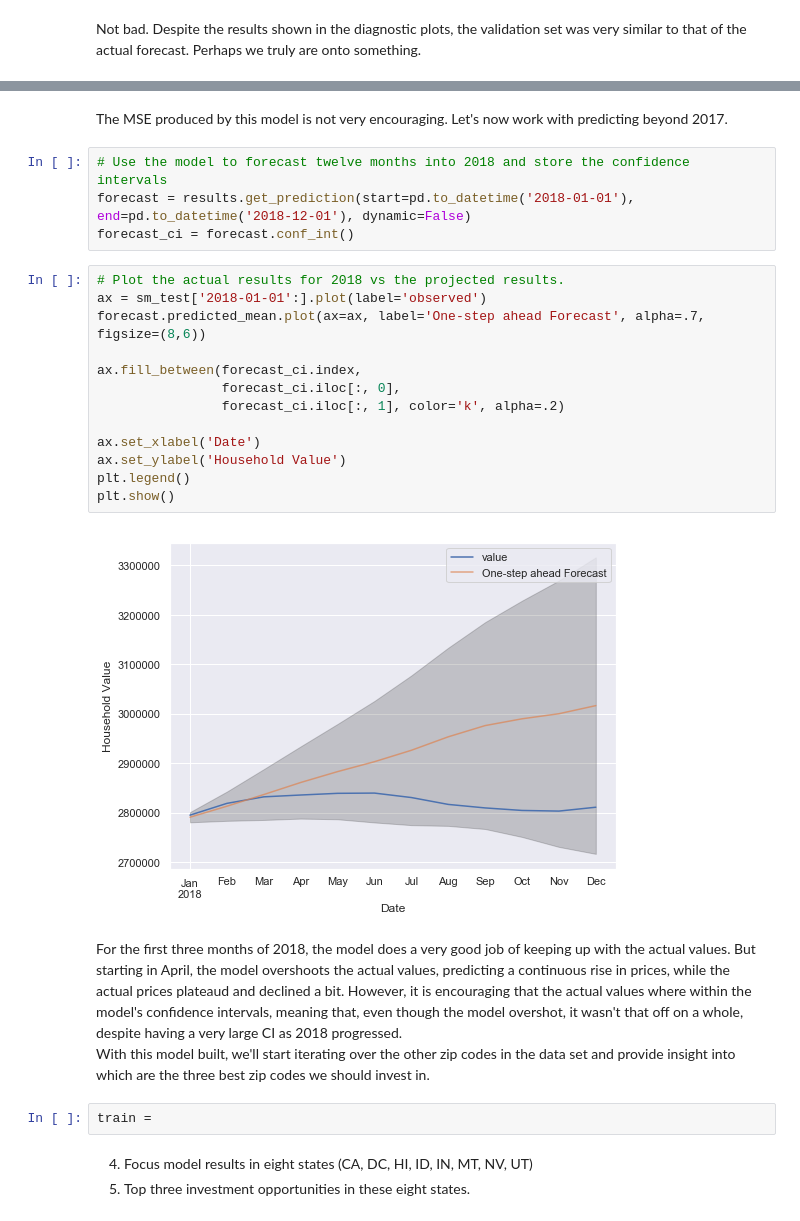
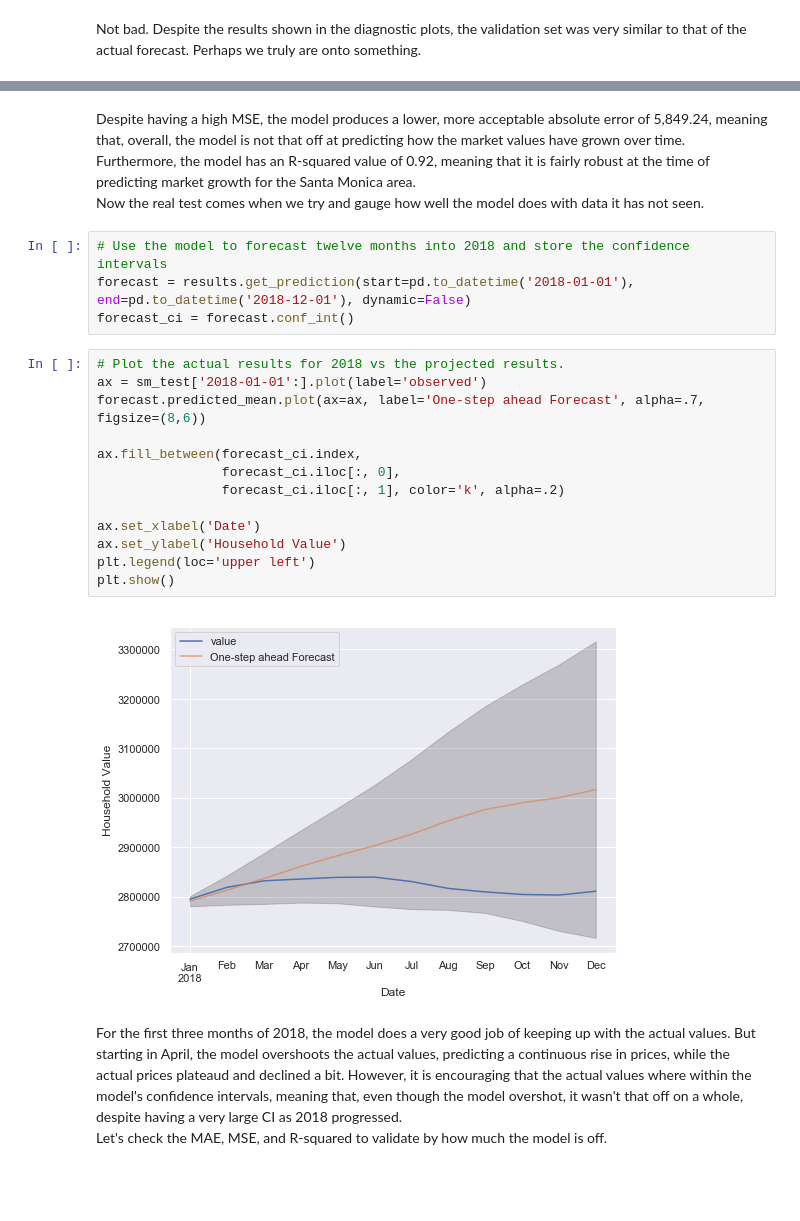
Before and after one commit to MartnAR/IST718, a Jupyter notebook: Labs/Alonso_Lab2_2019/Lab 2 Project.ipynb, the cells around one changed output, grey strips where cells are left out. Cells and saved outputs as stored; diff of their text form; blank space fills up the shorter version.

```diff
--- a/Labs/Alonso_Lab2_2019/Lab 2 Project.ipynb
+++ b/Labs/Alonso_Lab2_2019/Lab 2 Project.ipynb
@@ -633,5 +686,6 @@ The Mean Squared Error of our forecasts is 45546762.52
-# %% [markdown]
-The MSE produced by this model is not very encouraging. Let's now work with predicting beyond 2017.
+# %% [markdown]
+Despite having a high MSE, the model produces a lower, more acceptable absolute error of 5,849.24, meaning that, overall, the model is not that off at predicting how the market values have grown over time. Furthermore, the model has an R-squared value of 0.92, meaning that it is fairly robust at the time of predicting market growth for the Santa Monica area.
+Now the real test comes when we try and gauge how well the model does with data it has not seen.
 # %%
 # Use the model to forecast twelve months into 2018 and store the confidence intervals
 forecast = results.get_prediction(start=pd.to_datetime('2018-01-01'), end=pd.to_datetime('2018-12-01'), dynamic=False)
@@ -639,23 +693,18 @@ forecast_ci = forecast.conf_int()
 # %%
 # Plot the actual results for 2018 vs the projected results.
 ax = sm_test['2018-01-01':].plot(label='observed')
 forecast.predicted_mean.plot(ax=ax, label='One-step ahead Forecast', alpha=.7, figsize=(8,6))
 
 ax.fill_between(forecast_ci.index,
                 forecast_ci.iloc[:, 0],
                 forecast_ci.iloc[:, 1], color='k', alpha=.2)
 
 ax.set_xlabel('Date')
 ax.set_ylabel('Household Value')
-plt.legend()
+plt.legend(loc='upper left')
 plt.show()
 # %% [output]
-[figure, old version]
+[figure, new version]
 # %% [markdown]
 For the first three months of 2018, the model does a very good job of keeping up with the actual values. But starting in April, the model overshoots the actual values, predicting a continuous rise in prices, while the actual prices plateaud and declined a bit. However, it is encouraging that the actual values where within the model's confidence intervals, meaning that, even though the model overshot, it wasn't that off on a whole, despite having a very large CI as 2018 progressed.
-With this model built, we'll start iterating over the other zip codes in the data set and provide insight into which are the three best zip codes we should invest in.
+Let's check the MAE, MSE, and R-squared to validate by how much the model is off.
-# %%
-train =
-# %% [markdown]
-4. Focus model results in eight states (CA, DC, HI, ID, IN, MT, NV, UT)
-5. Top three investment opportunities in these eight states.
```
Also changed, not shown: parts of 35 cells of this notebook.
